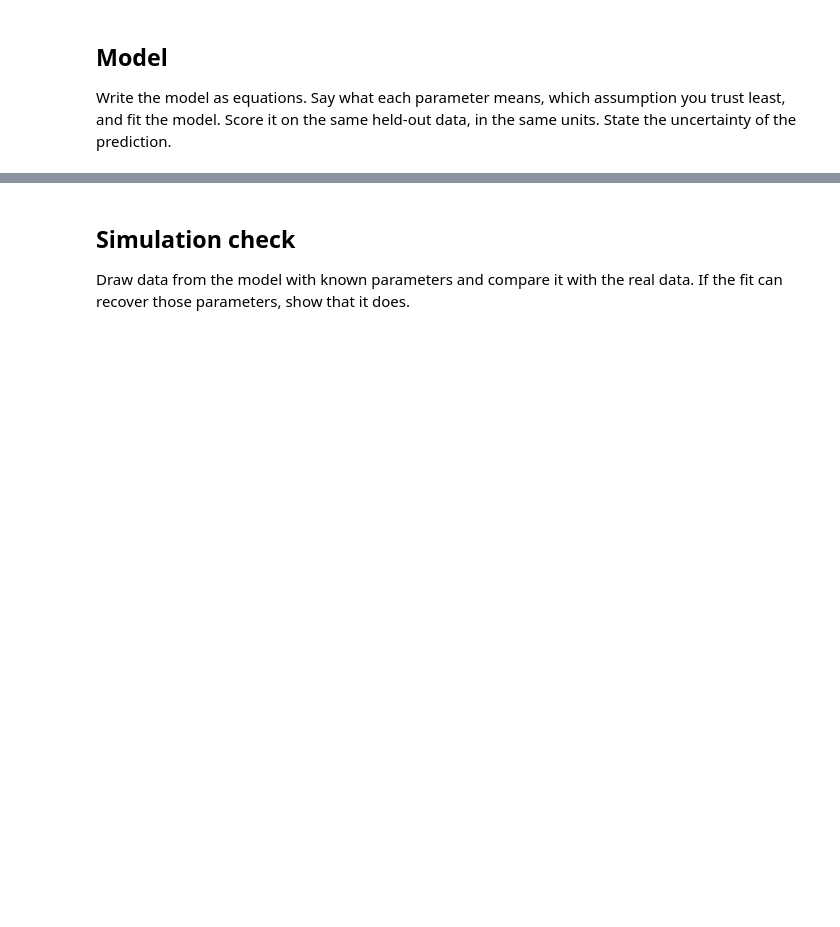
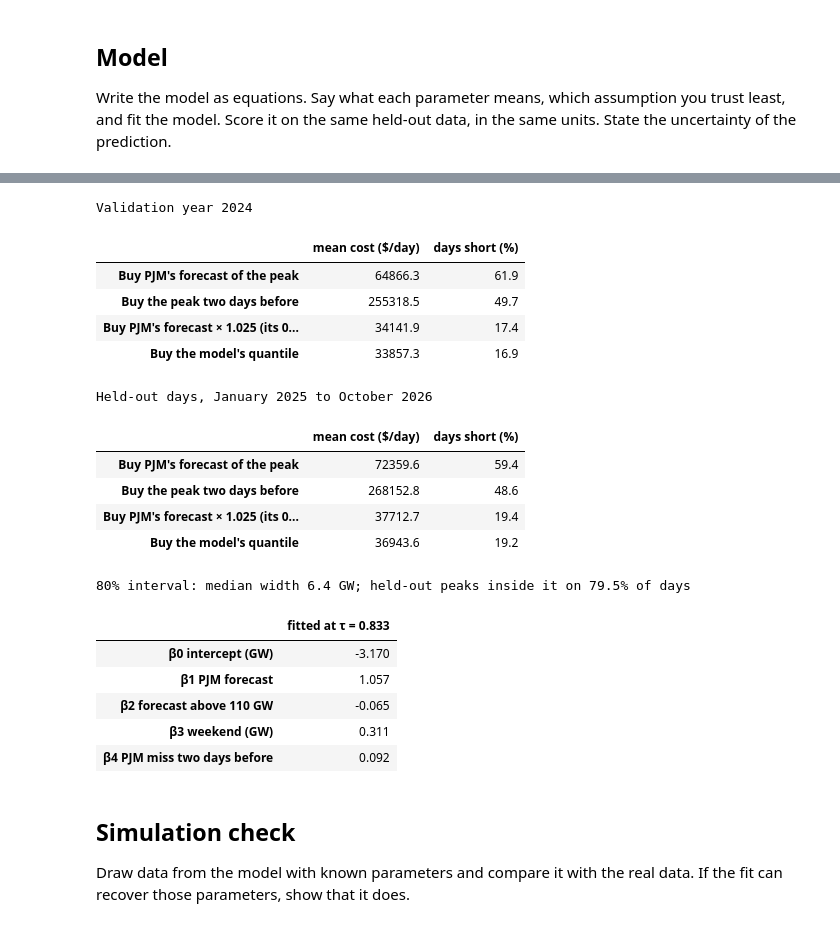
Before and after one commit to BethelT281948/aii600-final-project, a Jupyter notebook: analysis.ipynb, the cells around one changed output, grey strips where cells are left out. Drawn from its saved outputs; the diff is of its cells as text; code cells hidden in the pictures; blank space fills up the shorter version.

```diff
--- a/analysis.ipynb
+++ b/analysis.ipynb
@@ -39,3 +172,58 @@ Write the model as equations. Say what each parameter means, which assumption yo
+# %%
+COEFFICIENTS = ["β0 intercept (GW)", "β1 PJM forecast", "β2 forecast above 110 GW",
+                "β3 weekend (GW)", "β4 PJM miss two days before"]
+
+
+def rules(fit_days, days):
+    """Every purchase rule, fitted on fit_days and applied to days."""
+    beta = pjm.fit_quantile(pjm.design(fit_days), fit_days["peak_mw"].to_numpy() / 1000, ALPHA)
+    margin = np.quantile(fit_days["peak_mw"] / fit_days["forecast_peak_mw"], ALPHA)
+    return beta, {
+        **baselines(days),
+        f"Buy PJM's forecast × {margin:.3f} (its {ALPHA:.2f} quantile margin)": days["forecast_peak_mw"] * margin,
+        "Buy the model's quantile": pd.Series(pjm.design(days) @ beta * 1000, index=days.index),
+    }
+
+
+# Choose on the validation year, with the fit on training days only.
+_, on_valid = rules(train, valid)
+print("Validation year 2024")
+display(score(on_valid, valid).round(1))
+
+# Refit on training and validation days, then score the held-out days once.
+beta, on_held_out = rules(fit, held_out)
+held_out_scores = score(on_held_out, held_out)
+print("Held-out days, January 2025 to October 2026")
+display(held_out_scores.round(1))
+
+# Uncertainty: an 80% interval from the 0.1 and 0.9 quantiles, and how often it held.
+low, high = (pjm.design(held_out) @ pjm.fit_quantile(pjm.design(fit), fit["peak_mw"].to_numpy() / 1000, tau) * 1000
+             for tau in (0.1, 0.9))
+inside = ((held_out["peak_mw"] >= low) & (held_out["peak_mw"] <= high)).mean()
+print(f"80% interval: median width {np.median(high - low) / 1000:.1f} GW; "
+      f"held-out peaks inside it on {100 * inside:.1f}% of days")
+
+pd.Series(beta, index=COEFFICIENTS, name=f"fitted at τ = {ALPHA:.3f}").round(3).to_frame()
+# %% [output]
+Validation year 2024
+|  | mean cost ($/day) | days short (%) |
+| Buy PJM's forecast of the peak | 64866.3 | 61.9 |
+| Buy the peak two days before | 255318.5 | 49.7 |
+| Buy PJM's forecast × 1.025 (its 0... | 34141.9 | 17.4 |
+| Buy the model's quantile | 33857.3 | 16.9 |
+Held-out days, January 2025 to October 2026
+|  | mean cost ($/day) | days short (%) |
+| Buy PJM's forecast of the peak | 72359.6 | 59.4 |
+| Buy the peak two days before | 268152.8 | 48.6 |
+| Buy PJM's forecast × 1.025 (its 0... | 37712.7 | 19.4 |
+| Buy the model's quantile | 36943.6 | 19.2 |
+80% interval: median width 6.4 GW; held-out peaks inside it on 79.5% of days
+|  | fitted at τ = 0.833 |
+| β0 intercept (GW) | -3.170 |
+| β1 PJM forecast | 1.057 |
+| β2 forecast above 110 GW | -0.065 |
+| β3 weekend (GW) | 0.311 |
+| β4 PJM miss two days before | 0.092 |
 # %% [markdown]
 ## Simulation check
 
```
Also changed, not shown: parts of 16 cells of this notebook.
